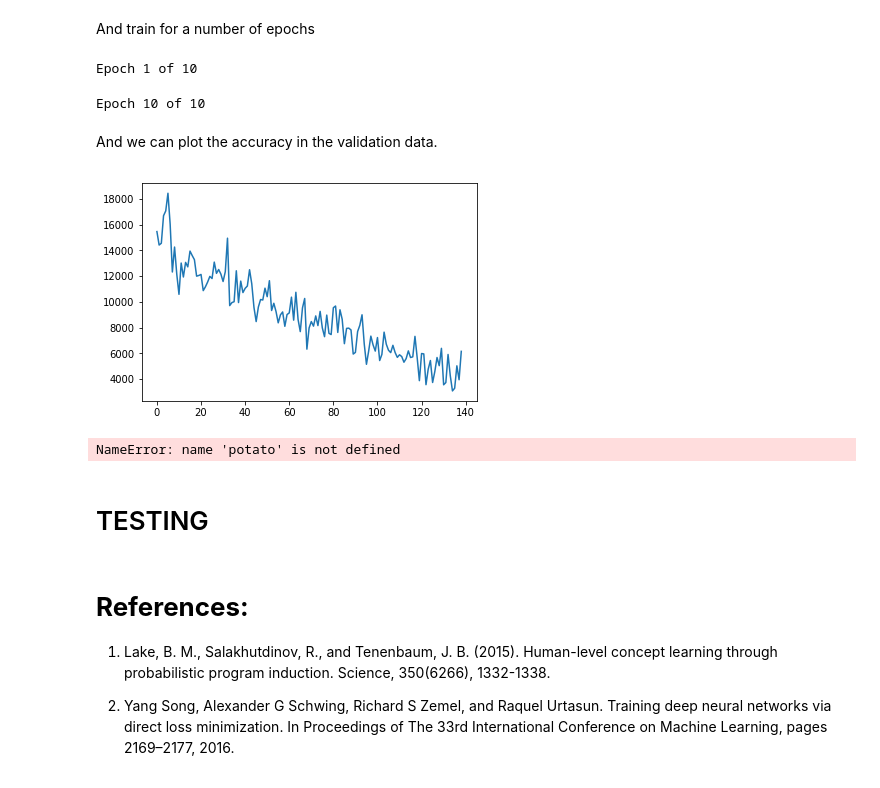
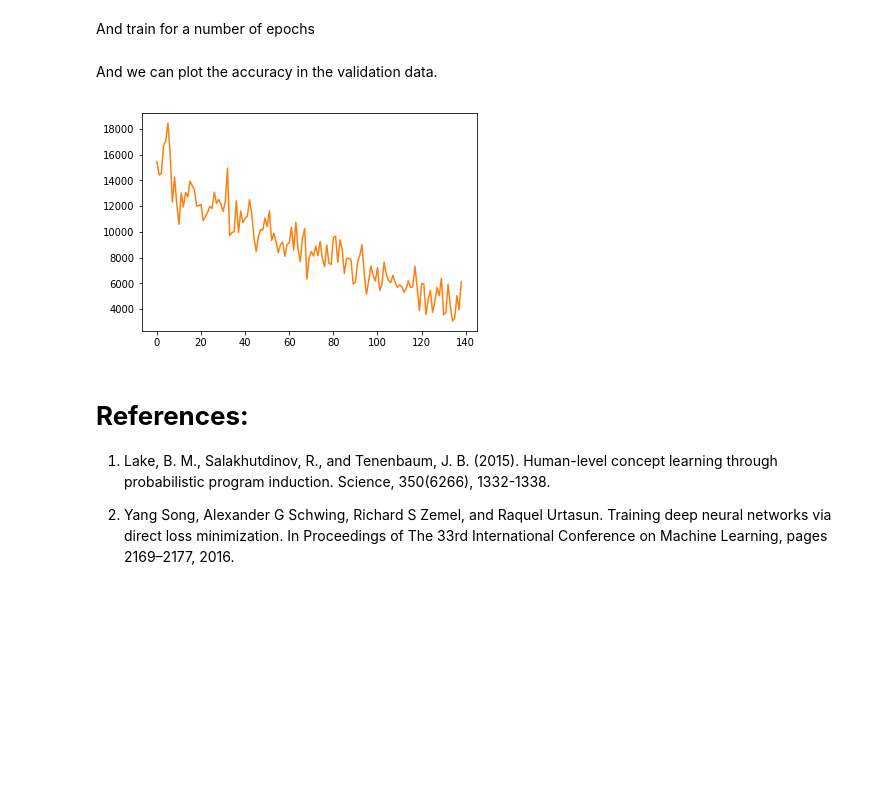
Before and after one commit to hsm207/few_shots, a Jupyter notebook: Few_shots.ipynb, the cells around one changed output. Cells and saved outputs as stored; diff of their text form; code cells hidden in the pictures; blank space fills up the shorter version.

```diff
--- a/Few_shots.ipynb
+++ b/Few_shots.ipynb
@@ -715,19 +715,13 @@ We then instiatate our config and our model
 configDLM= ConfigDLM()
 model = Model(configDLM)
 # %%
-model = torch.load("./few_shots_model_258.pickle")
+model = torch.load("./few_shots_model_278.pickle")
 # %% [markdown]
 And train for a number of epochs
 # %%
-EPOCHS=10
+EPOCHS=140
 for i in range(EPOCHS):
     print('Epoch %d of %d'%(i+1,EPOCHS),end='\r')
     batch=get_batch(128,16,'train')
     model.train_step(batch)
     model.losses.append(eval_mAP(get_batch(128,16,'val'),model))
-    torch.save(model,"./few_shots_model_%d.pickle"%len(model.losses))
-    #if (i+1)%5==0:
-    #    torch.save(model,"./few_shots_model_"+str(i+1)+".pickle")
-# %% [output]
-Epoch 1 of 10
-Epoch 10 of 10
@@ -738,11 +729,7 @@ Epoch 10 of 10
 And we can plot the accuracy in the validation data.
 # %%
 import matplotlib.pyplot as plt
-plt.plot([d.data for d in model.losses[::2]])
+plt.plot([d.data[0] for d in model.losses[::2]])
 plt.show()
-potato
 # %% [output]
-[figure, old version]
+[figure, new version]
-NameError: name 'potato' is not defined
-# %% [markdown]
-# TESTING
```
Also changed, not shown: parts of 9 cells of this notebook.
